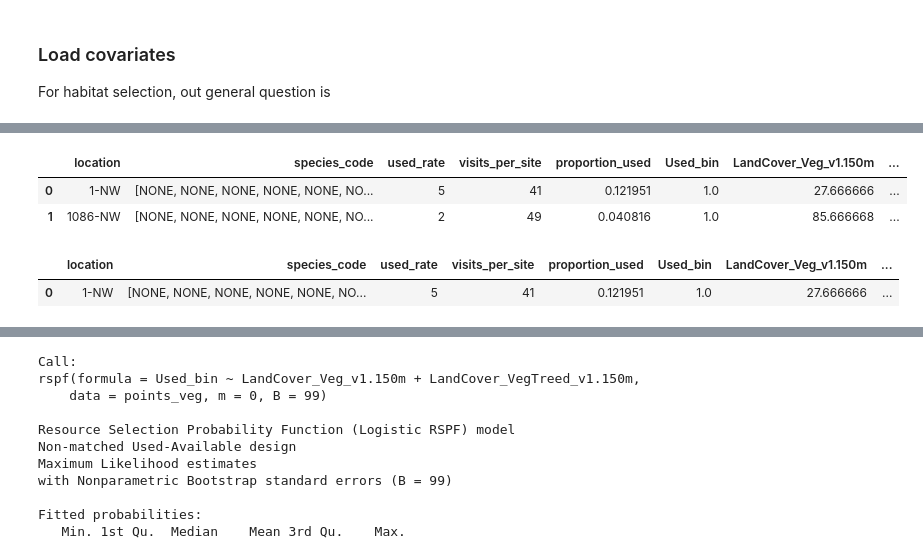
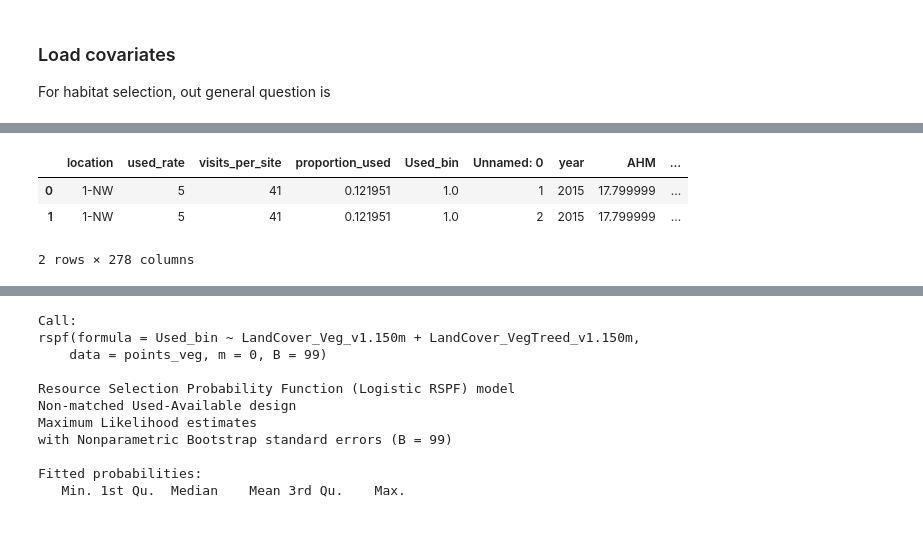
Before and after one commit to IsabelleLebTay/ruffed-grouse-habitat-selection-function, a Jupyter notebook: Resource Selection/ResourceSelection.ipynb, the cells around one changed output, grey strips where cells are left out. Saved outputs shown, nothing was run; the diff lists cells and outputs as text; code cells hidden in the pictures; blank space fills up the shorter version.

Commit message:
updating with disturbance ccovariates

```diff
--- a/Resource Selection/ResourceSelection.ipynb
+++ b/Resource Selection/ResourceSelection.ipynb
@@ -115,6 +125,7 @@ points_summary['proportion_used'] = points_summary['used_rate'] / points_summary
 # points_summary['Used_bin'] = points_summary
 points_summary.loc[points_summary['used_rate'] >0, 'Used_bin' ] = 1
 points_summary['Used_bin'].fillna(value = 0, inplace=True)
+points_summary.drop(columns='species_code', inplace=True)
 # %%
 points_summary.head(2)
 # %% [output]
@@ -146,4 +157,4 @@ Name: visits_per_site, dtype: int64
 ### Load covariates
 For habitat selection, out general question is
 # %%
-Beaudoin = pd.read_csv(os.path.join(data_path, 'Covariates', 'ABMIpoints_Beaudoin.hardbuffers.150.565-sf-terra.csv'))
+disturbance_covariate = pd.read_csv(os.path.join(data_path, 'Covariates', "RUGR_disturbance_covariates.csv"))
@@ -152,9 +168,10 @@ Beaudoin_veg = Beaudoin[['location', 'LandCover_Veg_v1.150m', 'LandCover_VegTree
 # %%
-points_with_veg = pd.merge(points_summary, Beaudoin_veg, how='inner', on='location')
+detection_and_covariates = pd.merge(points_summary, disturbance_covariate, how='inner', on='location')
 # %%
-points_with_veg.head(2)
+detection_and_covariates.head(2)
 # %% [output]
-|  | location | species_code | used_rate | visits_per_site | proportion_used | Used_bin | LandCover_Veg_v1.150m | ... |
-| 0 | 1-NW | [NONE, NONE, NONE, NONE, NONE, NO... | 5 | 41 | 0.121951 | 1.0 | 27.666666 | ... |
-| 1 | 1086-NW | [NONE, NONE, NONE, NONE, NONE, NO... | 2 | 49 | 0.040816 | 1.0 | 85.666668 | ... |
+|  | location | used_rate | visits_per_site | proportion_used | Used_bin | Unnamed: 0 | year | AHM | ... |
+| 0 | 1-NW | 5 | 41 | 0.121951 | 1.0 | 1 | 2015 | 17.799999 | ... |
+| 1 | 1-NW | 5 | 41 | 0.121951 | 1.0 | 2 | 2015 | 17.799999 | ... |
+2 rows × 278 columns
 # %%
@@ -166,8 +178,0 @@ points_with_veg_and_canopy = pd.merge(points_with_veg, canopy[['location', 'cano
-# %%
-terrain = pd.read_csv(os.path.join(data_path, 'Covariates',  'ABMI_points_terrain.csv'))
-terrain.rename(columns={'location_name': 'location'}, inplace=True)
-points_with_veg_canopy_terrain = pd.merge(points_with_veg_and_canopy, terrain[['location','elevation', 'slope', 'aspect', 'northness']], how='inner', on='location')
-points_with_veg_canopy_terrain.head(1)
-# %% [output]
-|  | location | species_code | used_rate | visits_per_site | proportion_used | Used_bin | LandCover_Veg_v1.150m | ... |
-| 0 | 1-NW | [NONE, NONE, NONE, NONE, NONE, NO... | 5 | 41 | 0.121951 | 1.0 | 27.666666 | ... |
```
Also changed, not shown: parts of 15 cells of this notebook.
